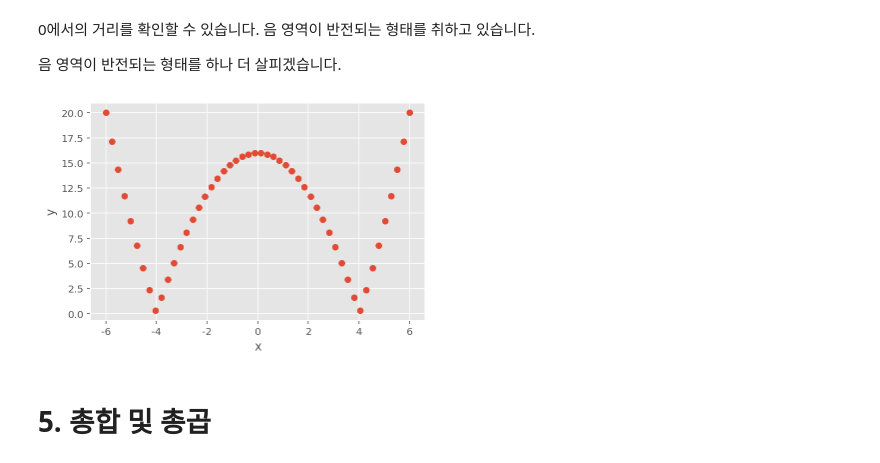
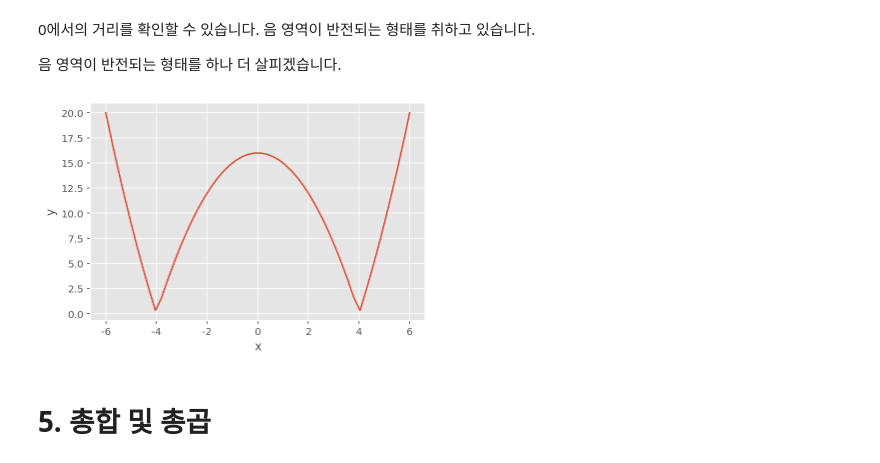
Before and after one commit to LeeSeungwon89/Artificial-intelligence-math, a Jupyter notebook: 1. 기초.ipynb, the cells around one changed output. Saved outputs shown, nothing was run; the diff lists cells and outputs as text; code cells hidden in the pictures.

```diff
--- a/1. 기초.ipynb
+++ b/1. 기초.ipynb
@@ -206,15 +206,15 @@ plt.show()
 # %%
 x = np.linspace(-6, 6)
 y = np.abs(x**2 - 16)
 
-plt.scatter(x, y)
+plt.plot(x, y)
 
 plt.xlabel('x')
 plt.ylabel('y')
 
 plt.show()
 # %% [output]
-[figure, old version]
+[figure, new version]
 # %% [markdown]
 # **5. 총합 및 총곱**
 # %% [markdown]
```
Also changed, not shown: parts of 11 cells of this notebook.
